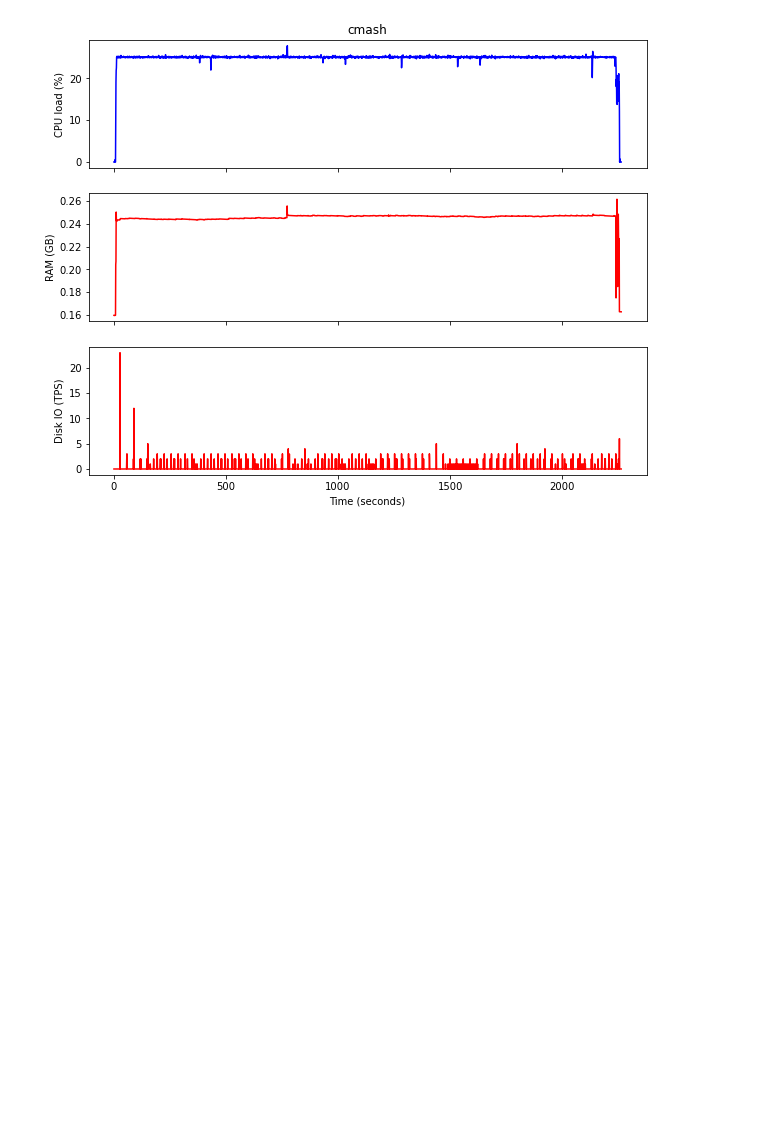
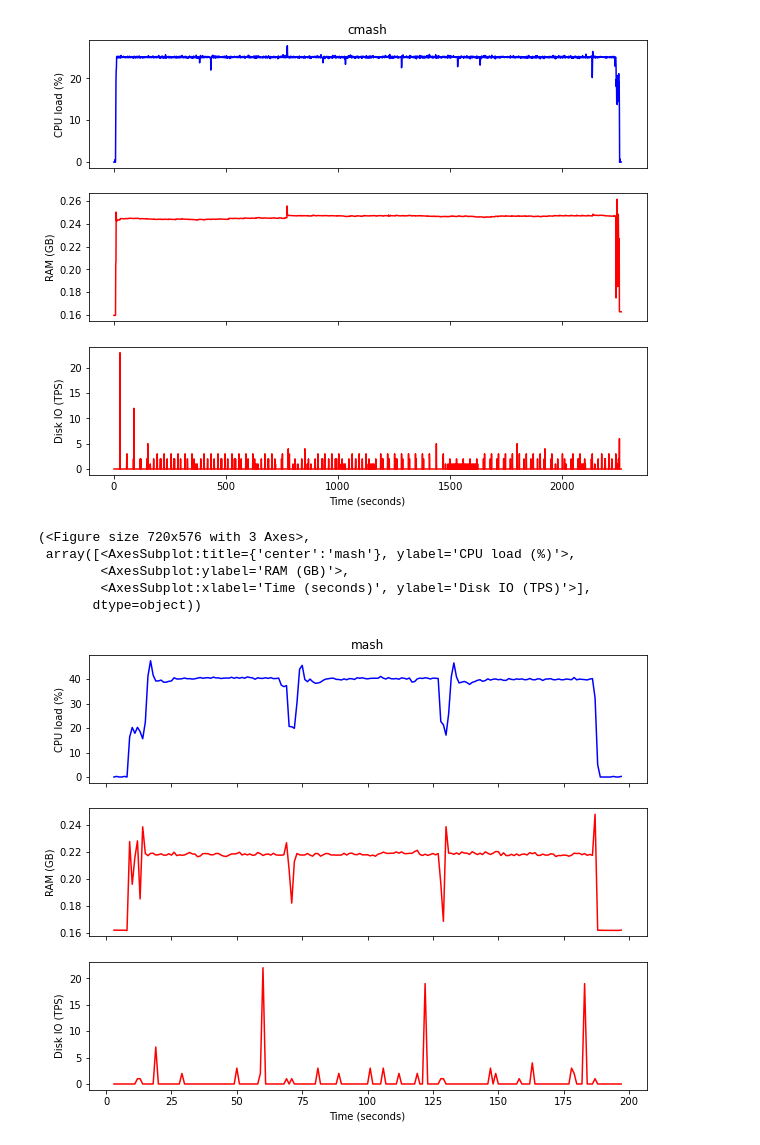
Before and after one commit to ctb/2021-bothie-sartre2, a Jupyter notebook: index.ipynb, the cells around one changed output. Cells and saved outputs as stored; diff of their text form; code cells hidden in the pictures; blank space fills up the shorter version.

Commit message:
add mash

```diff
--- a/index.ipynb
+++ b/index.ipynb
@@ -47,6 +47,15 @@ with gzip.open('output.cmash/ram.txt.gz', 'rt') as fp:
 
 with gzip.open('output.cmash/disk.txt.gz', 'rt') as fp:
     cmash_all_disk = sarparse2.parse_disk(fp)
+
+with gzip.open('output.mash/cpu.txt.gz', 'rt') as fp:
+    mash_all_cpu = sarparse2.parse_cpu(fp)
+
+with gzip.open('output.mash/ram.txt.gz', 'rt') as fp:
+    mash_all_ram = sarparse2.parse_ram(fp)
+
+with gzip.open('output.mash/disk.txt.gz', 'rt') as fp:
+    mash_all_disk = sarparse2.parse_disk(fp)
 # %%
 def parse_timelog(fp):
     # parse bothie timelog
@@ -78,6 +87,12 @@ with open('output.cmash/timelog.log') as fp:
 
 cmash_start_time = cmash_events[0][0] - 10
 cmash_end_time = cmash_events[-1][0] + 10
+
+with open('output.mash/timelog.log') as fp:
+    mash_events = parse_timelog(fp)
+
+mash_start_time = mash_events[0][0] - 10
+mash_end_time = mash_events[-1][0] + 10
 # %%
 def select_df_period(df, start_time, end_time):
     df = df[df.timesec >= start_time]
@@ -92,6 +107,10 @@ sourmash_disk = select_df_period(sourmash_all_disk, sourmash_start_time, sourmas
 cmash_cpu = select_df_period(cmash_all_cpu, cmash_start_time, cmash_end_time)
 cmash_ram = select_df_period(cmash_all_ram, cmash_start_time, cmash_end_time)
 cmash_disk = select_df_period(cmash_all_disk, cmash_start_time, cmash_end_time)
+
+mash_cpu = select_df_period(mash_all_cpu, mash_start_time, mash_end_time)
+mash_ram = select_df_period(mash_all_ram, mash_start_time, mash_end_time)
+mash_disk = select_df_period(mash_all_disk, mash_start_time, mash_end_time)
 # %%
 panel3(sourmash_cpu, sourmash_ram, sourmash_disk, title='sourmash')
 # %% [output]
@@ -110,3 +129,12 @@ panel3(cmash_cpu, cmash_ram, cmash_disk, title='cmash')
         <AxesSubplot:xlabel='Time (seconds)', ylabel='Disk IO (TPS)'>],
        dtype=object))
 [figure]
+# %%
+panel3(mash_cpu, mash_ram, mash_disk, title='mash')
+# %% [output]
+(<Figure size 720x576 with 3 Axes>,
+ array([<AxesSubplot:title={'center':'mash'}, ylabel='CPU load (%)'>,
+        <AxesSubplot:ylabel='RAM (GB)'>,
+        <AxesSubplot:xlabel='Time (seconds)', ylabel='Disk IO (TPS)'>],
+       dtype=object))
+[figure, added]
```
Also changed, not shown: 5 other files.
